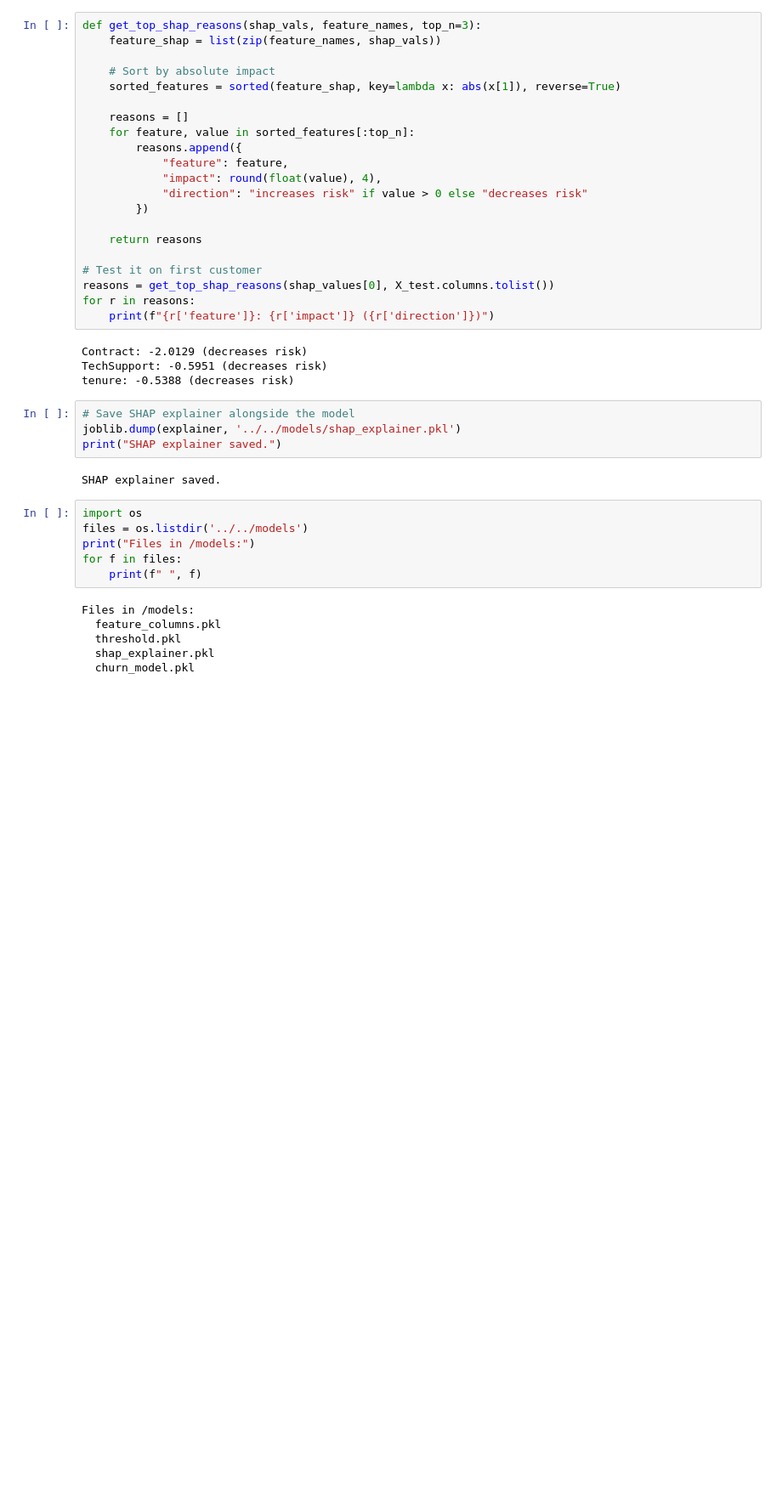
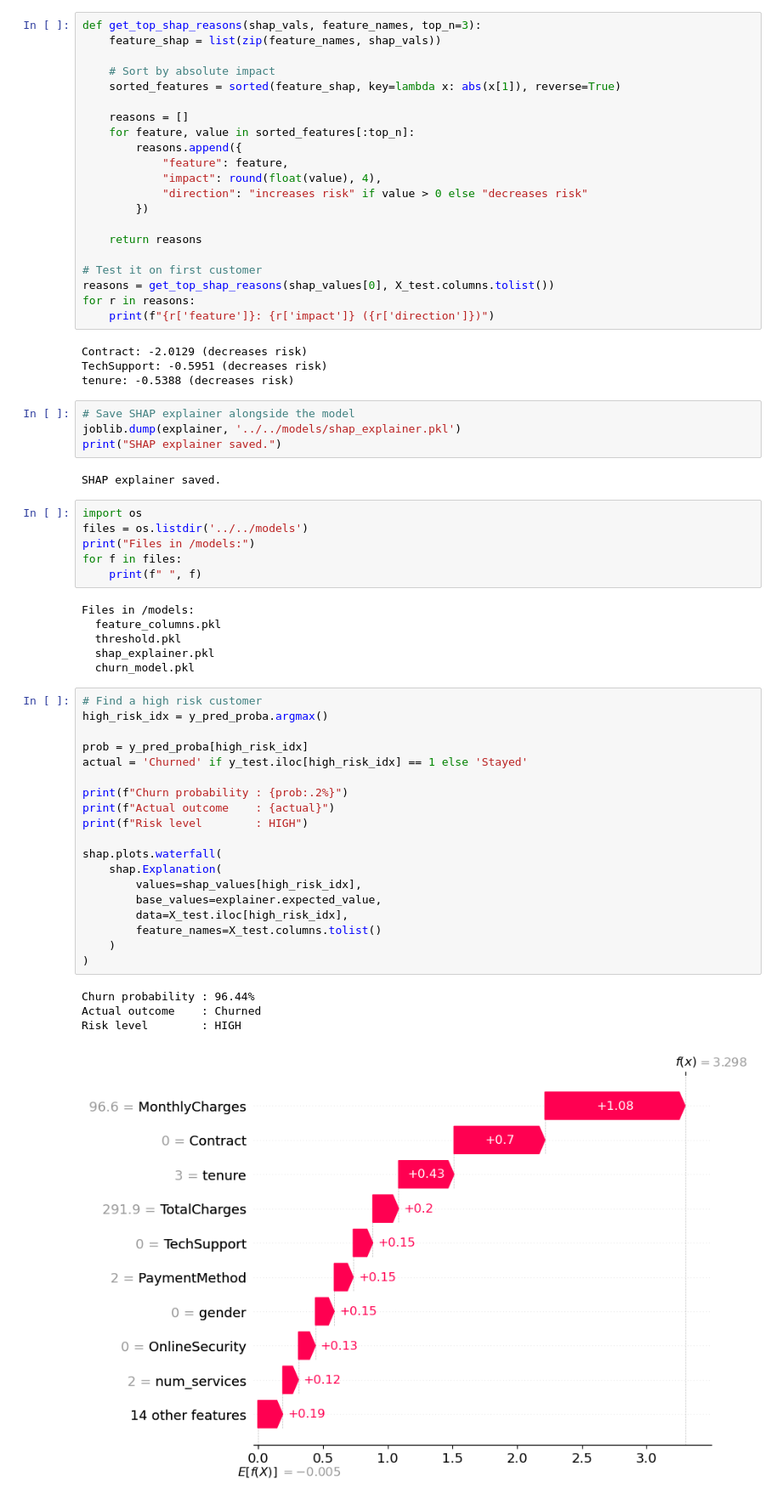
Before and after one commit to shaheerr1/churn-radar, a Jupyter notebook: backend/notebooks/exploration.ipynb, the cells around one changed output. Shown at 85% size. Saved outputs shown, nothing was run; the diff lists cells and outputs as text; blank space fills up the shorter version.

```diff
--- a/backend/notebooks/exploration.ipynb
+++ b/backend/notebooks/exploration.ipynb
@@ -434,3 +434,27 @@ Files in /models:
   threshold.pkl
   shap_explainer.pkl
   churn_model.pkl
+# %%
+# Find a high risk customer
+high_risk_idx = y_pred_proba.argmax()
+
+prob = y_pred_proba[high_risk_idx]
+actual = 'Churned' if y_test.iloc[high_risk_idx] == 1 else 'Stayed'
+
+print(f"Churn probability : {prob:.2%}")
+print(f"Actual outcome    : {actual}")
+print(f"Risk level        : HIGH")
+
+shap.plots.waterfall(
+    shap.Explanation(
+        values=shap_values[high_risk_idx],
+        base_values=explainer.expected_value,
+        data=X_test.iloc[high_risk_idx],
+        feature_names=X_test.columns.tolist()
+    )
+)
+# %% [output]
+Churn probability : 96.44%
+Actual outcome    : Churned
+Risk level        : HIGH
+[figure, added]
```
Also changed, not shown: parts of 5 cells of this notebook.
